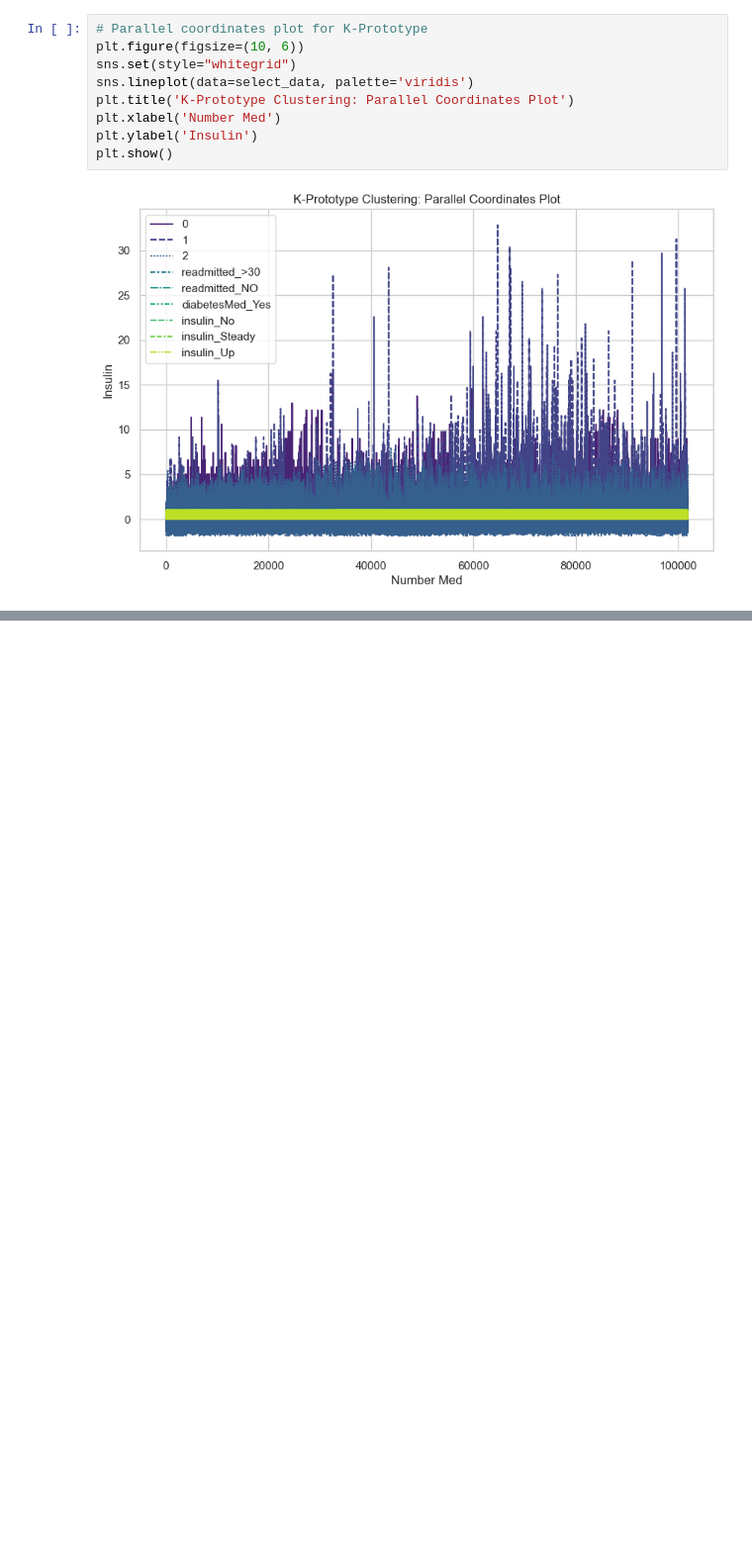
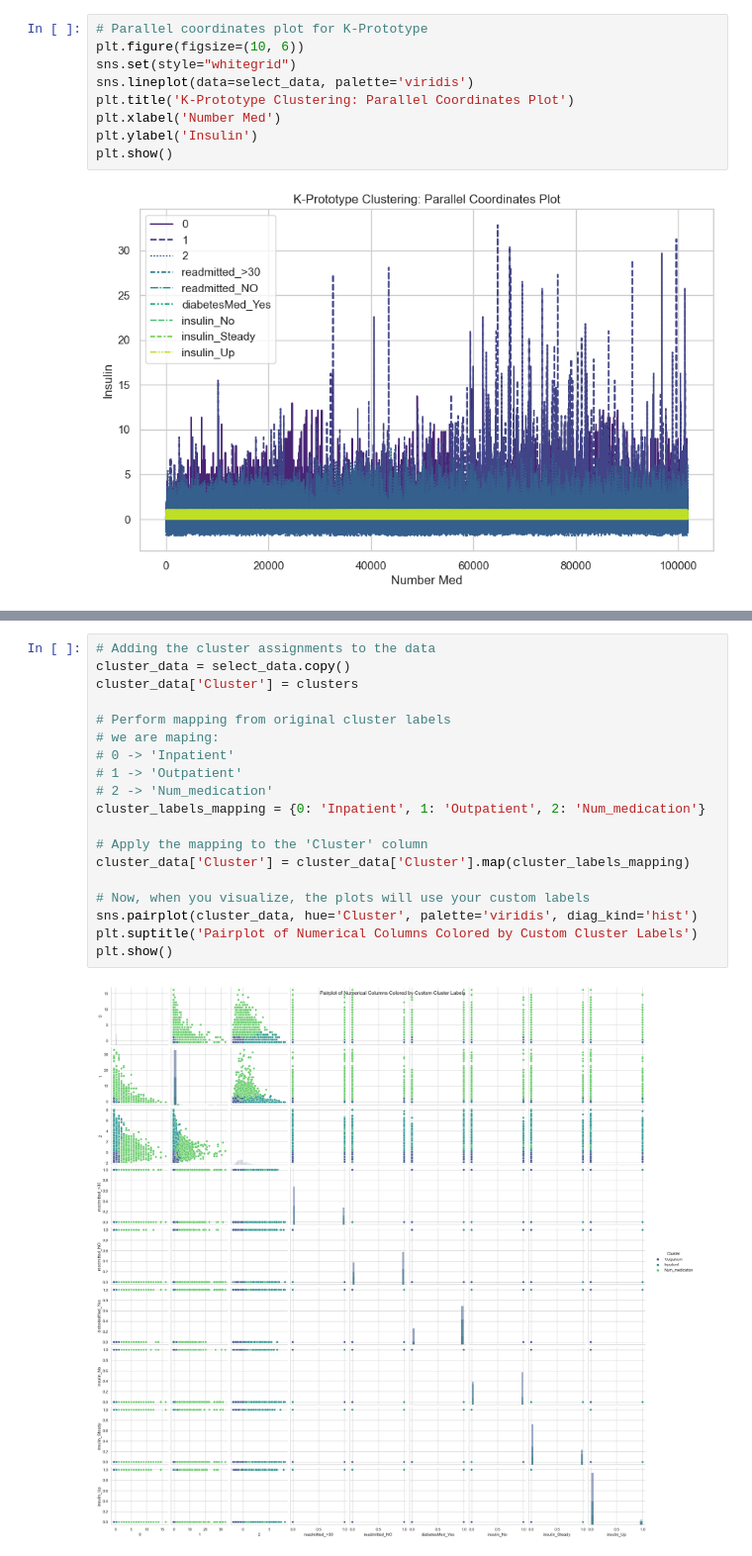
Before and after one commit to dixitmj/Analysis-of-Diabetic-data-, a Jupyter notebook: Advance assign.ipynb, the cells around one changed output, grey strips where cells are left out. Shown at 99% size. Saved outputs shown, nothing was run; the diff lists cells and outputs as text; blank space fills up the shorter version.

```diff
--- a/Advance assign.ipynb
+++ b/Advance assign.ipynb
@@ -631,0 +665,21 @@ plt.show()
+# %%
+# Adding the cluster assignments to the data
+cluster_data = select_data.copy()
+cluster_data['Cluster'] = clusters
+
+# Perform mapping from original cluster labels
+# we are maping:
+# 0 -> 'Inpatient'
+# 1 -> 'Outpatient'
+# 2 -> 'Num_medication'
+cluster_labels_mapping = {0: 'Inpatient', 1: 'Outpatient', 2: 'Num_medication'}
+
+# Apply the mapping to the 'Cluster' column
+cluster_data['Cluster'] = cluster_data['Cluster'].map(cluster_labels_mapping)
+
+# Now, when you visualize, the plots will use your custom labels
+sns.pairplot(cluster_data, hue='Cluster', palette='viridis', diag_kind='hist')
+plt.suptitle('Pairplot of Numerical Columns Colored by Custom Cluster Labels')
+plt.show()
+# %% [output]
+[figure, added]
```
Also changed, not shown: parts of 10 cells of this notebook.
